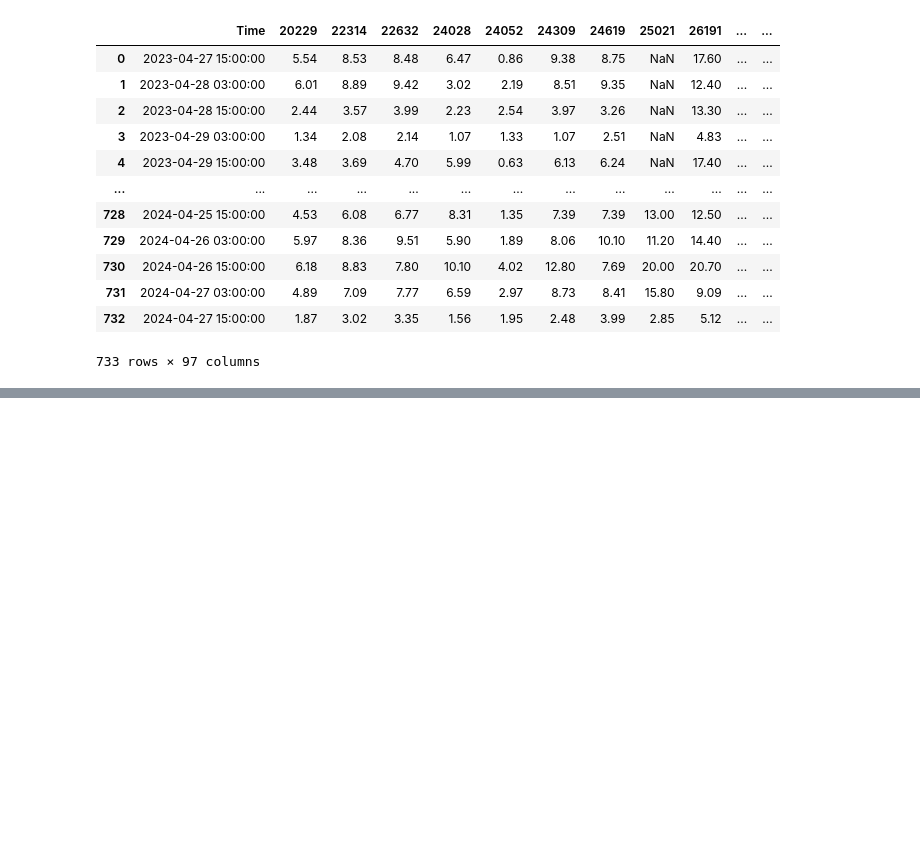
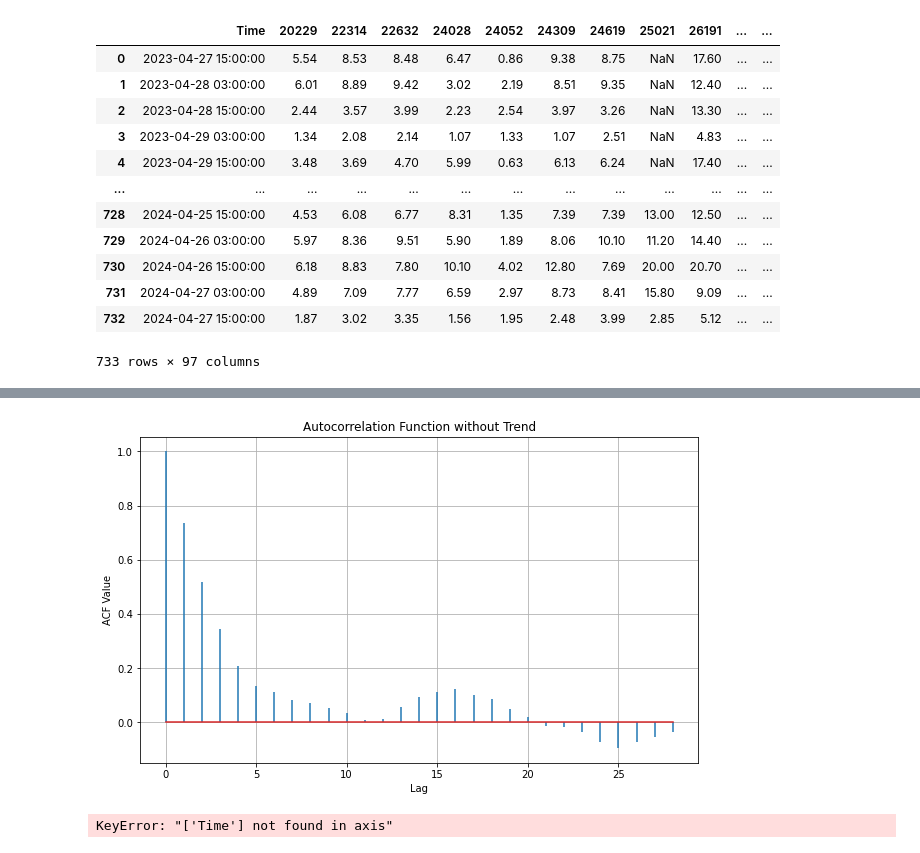
Before and after one commit to TimmmofeyD/EcologyHack, a Jupyter notebook: statmodel.ipynb, the cells around one changed output, grey strips where cells are left out. Saved outputs shown, nothing was run; the diff lists cells and outputs as text; code cells hidden in the pictures; blank space fills up the shorter version.

```diff
--- a/statmodel.ipynb
+++ b/statmodel.ipynb
@@ -165,0 +134,21 @@ df
+# %%
+#автокор
+acf_values = acf(df["80381"], fft=False)
+
+#лаги
+num_lags = len(acf_values) - 1
+
+
+plt.figure(figsize=(10, 6))
+plt.stem(np.arange(num_lags+1), acf_values, markerfmt=' ')
+plt.title('Autocorrelation Function without Trend')
+plt.xlabel('Lag')
+plt.ylabel('ACF Value')
+plt.grid(True)
+plt.show()
+# %% [output]
+[figure, added]
+# %%
+df = df.drop(data.columns[0], axis=1)
+# %% [output]
+KeyError: "['Time'] not found in axis"
```
Also changed, not shown: parts of 16 cells of this notebook.
